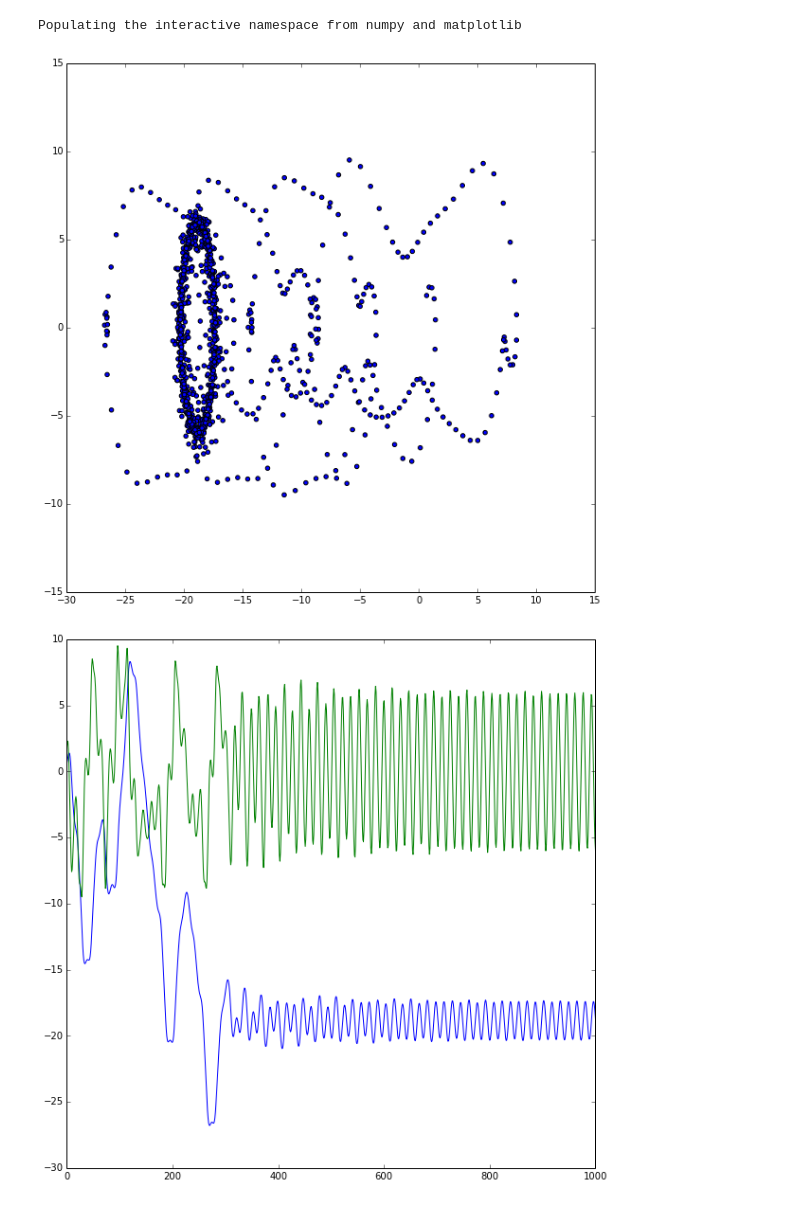
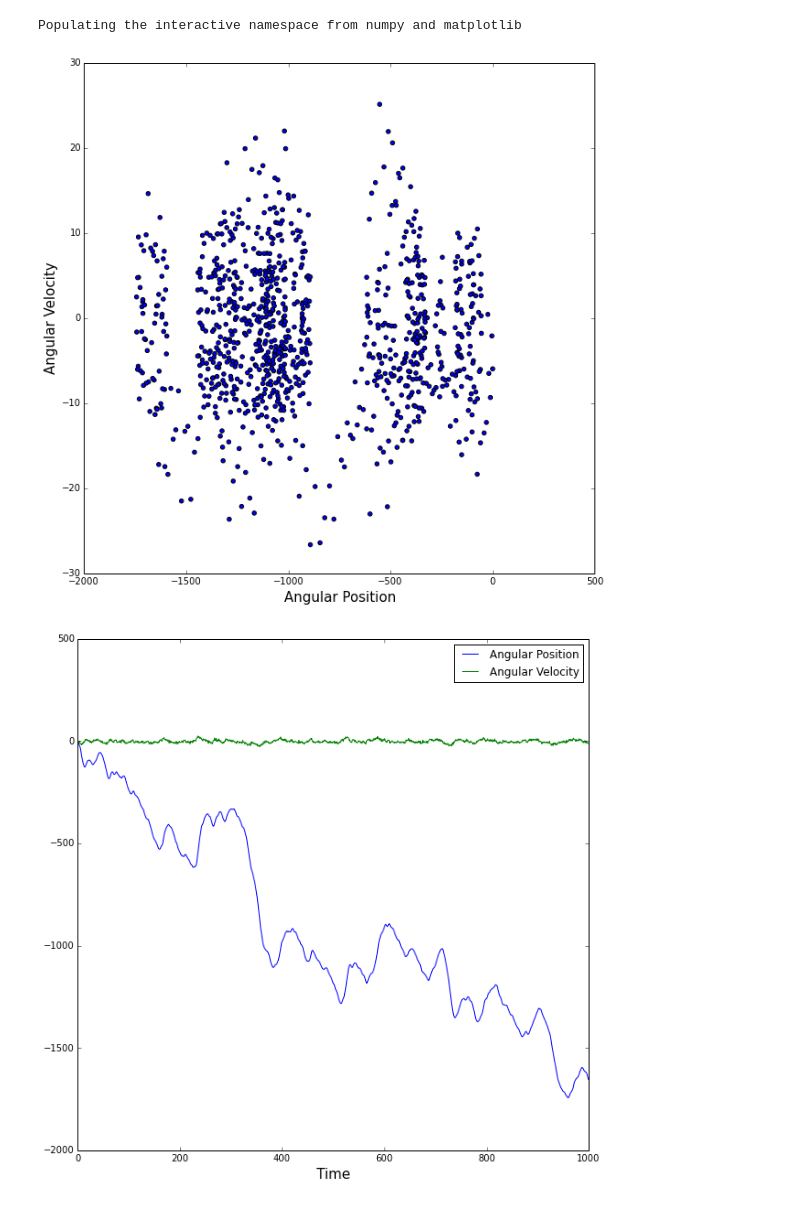
Before and after one commit to amj003/capstone, a Jupyter notebook: Alex_Capstone/Capstone - DDP.ipynb, the cells around one changed output. Saved outputs shown, nothing was run; the diff lists cells and outputs as text; code cells hidden in the pictures.

```diff
--- a/Alex_Capstone/Capstone - DDP.ipynb
+++ b/Alex_Capstone/Capstone - DDP.ipynb
@@ -17,46 +18,52 @@ Populating the interactive namespace from numpy and matplotlib
 #u2'(t) = -2B*phi' - w_0**2*sin(phi) + gamma*w_0**2*cos(wt)
 #u2'(t) = -2*B*u2(t) - w_0**2*sin(u1(t)) + gamma*w_0**2*cos(wt)
 
-
-def RK(B,w_0,w,gamma):
-    h = .1
+def RK(B,w_0,w,gamma, timemax):
+    h = 1
     def f1(t, u1, u2):
         return u2
     def f2(t, u1, u2):
         return -2*B*u2 - w_0**2*sin(u1) + gamma*w_0**2*cos(w*t)
     u1_0 = .5
     u2_0 = 1.
     t0 = 0.0
     n = 0
-    time = np.linspace(0, 1000, 1001)
+    time = arange(0, timemax, h)
     list_w1 = []
     list_w2 = []
-    for n in time:
+    while n == 0:
         k1_1 = h*f1(t0, u1_0, u2_0)
         k1_2 = h*f2(t0, u1_0, u2_0)
         k2_1 = h*f1(t0 + 0.5*h, u1_0 + 0.5*k1_1, u2_0 + 0.5*k1_2)
         k2_2 = h*f2(t0 + 0.5*h, u1_0 + 0.5*k1_1, u2_0 + 0.5*k1_2)
         k3_1 = h*f1(t0 + 0.5*h, u1_0 + 0.5*k2_1, u2_0 + 0.5*k2_2)
         k3_2 = h*f2(t0 + 0.5*h, u1_0 + 0.5*k2_1, u2_0 + 0.5*k2_2)
         k4_1 = h*f1(t0 + h, u1_0 + k3_1, u2_0 + k3_2)
         k4_2 = h*f2(t0 + h, u1_0 + k3_1, u2_0 + k3_2)
         w1_1 = u1_0 + (1.0/6.0)*(k1_1 + 2*k2_1 + 2*k3_1 + k4_1)
         w2_1 = u2_0 + (1.0/6.0)*(k1_2 + 2*k2_2 + 2*k3_2 + k4_2)
         u1_0 = w1_1
         u2_0 = w2_1
         t0 = t0 + h
-        n = n+1
         list_w1.append(w1_1)
         list_w2.append(w2_1)
+        if t0 == time[len(time)-1] + h :
+            n = 1
+        else:
+            n = 0
     w1 = np.array(list_w1)
     w2 = np.array(list_w2)
     figure(1, figsize = (10,10))
     f1 = scatter(w1,w2)
+    plt.xlabel('Angular Position',fontsize = 15)
+    plt.ylabel('Angular Velocity',fontsize = 15)
     figure(2, figsize = (10,10))
-    f2 = plot(time, w1)
-    f3 = plot(time, w2)
+    f2 = plot(time, w1, label = 'Angular Position')
+    f3 = plot(time, w2, label = 'Angular Velocity')
+    plt.xlabel('Time',fontsize = 15)
+    plt.legend(fontsize = 12)
 
-RK(.05,3,4,1.5)
+RK(.05,3,4,1.5,1000)
 # %% [output]
-[figure, old version]
+[figure, new version]
-[figure, old version]
+[figure, new version]
```
Also changed, not shown: parts of 3 cells of this notebook, 1 other file.
